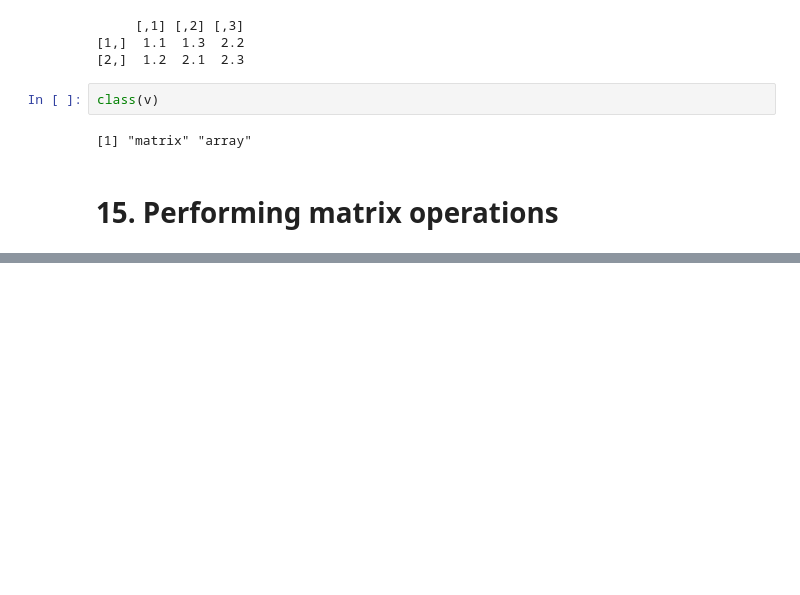
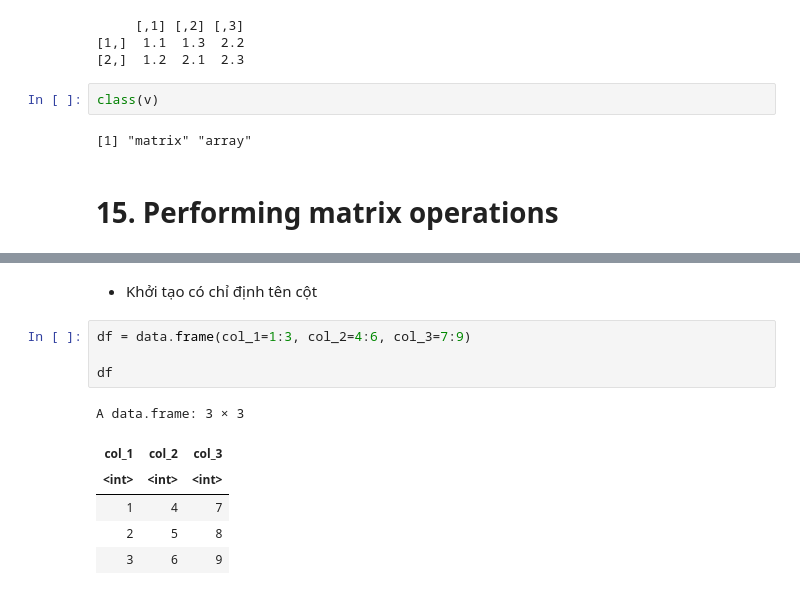
Before and after one commit to cuongpiger/R_Cookbook, a Jupyter notebook: Chapter 05. Data structures/demo.ipynb, the cells around one changed output, grey strips where cells are left out. Cells and saved outputs as stored; diff of their text form; blank space fills up the shorter version.

```diff
--- a/Chapter 05. Data structures/demo.ipynb
+++ b/Chapter 05. Data structures/demo.ipynb
@@ -632,0 +749,13 @@ class(v)
+# %% [markdown]
+* Khởi tạo có chỉ định tên cột
+# %%
+df = data.frame(col_1=1:3, col_2=4:6, col_3=7:9)
+
+df
+# %% [output]
+A data.frame: 3 × 3
+| col_1 | col_2 | col_3 |
+| <int> | <int> | <int> |
+| 1 | 4 | 7 |
+| 2 | 5 | 8 |
+| 3 | 6 | 9 |
```
Also changed, not shown: parts of 22 cells of this notebook.
